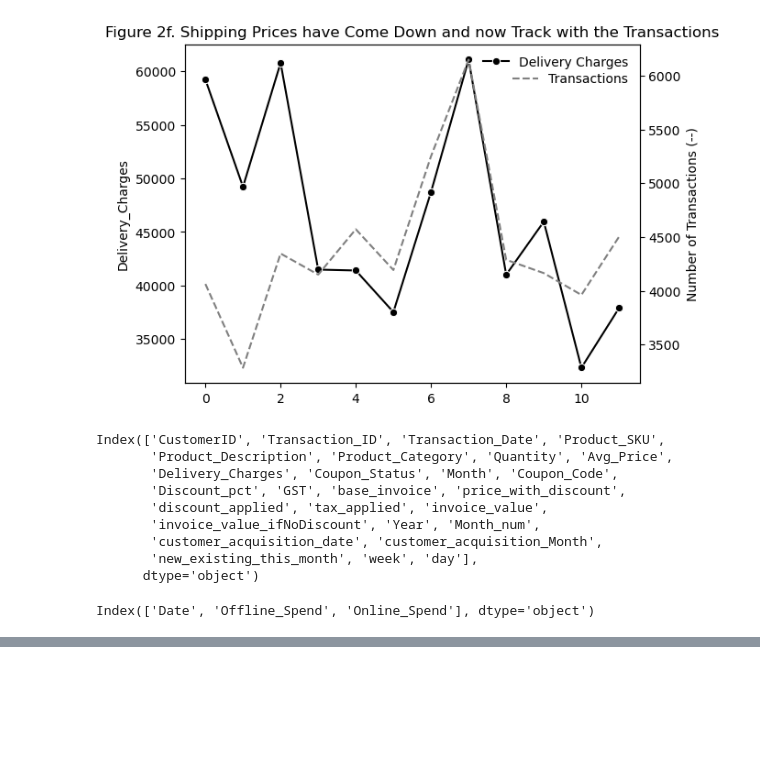
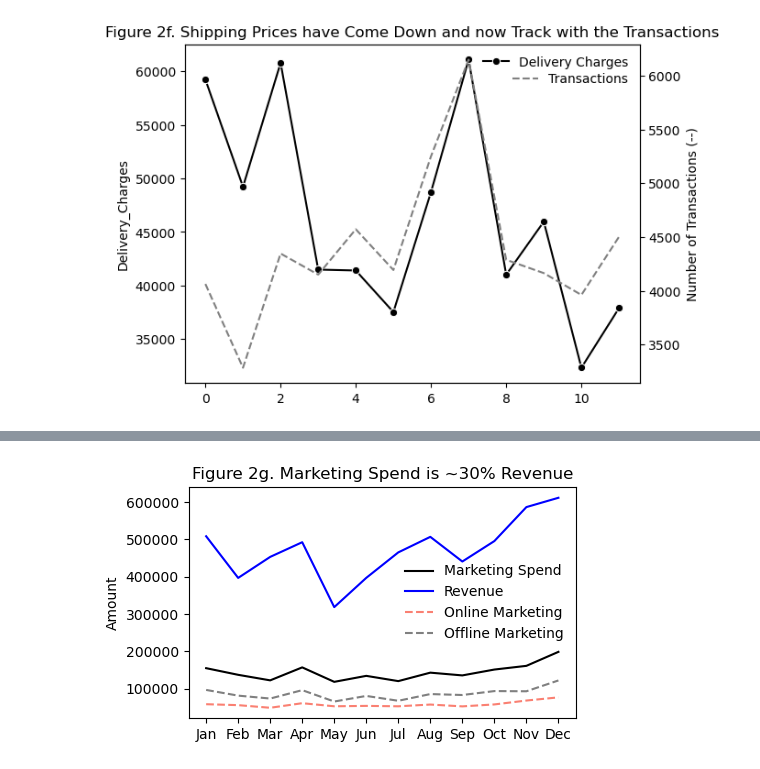
Before and after one commit to jasvinderahuja/Data_Analysis_Projects, a Jupyter notebook: marketing_ecommerce/MarketingECommerce.ipynb, the cells around one changed output, grey strips where cells are left out. Saved outputs shown, nothing was run; the diff lists cells and outputs as text; code cells hidden in the pictures; blank space fills up the shorter version.

```diff
--- a/marketing_ecommerce/MarketingECommerce.ipynb
+++ b/marketing_ecommerce/MarketingECommerce.ipynb
@@ -639,19 +626,3 @@ ax2.legend(loc='upper right', bbox_to_anchor=(1, 0.95), frameon=False)
 # %% [output]
 <matplotlib.legend.Legend at 0x...>
 [figure]
-# %%
-osct.columns
-# %% [output]
-Index(['CustomerID', 'Transaction_ID', 'Transaction_Date', 'Product_SKU',
-       'Product_Description', 'Product_Category', 'Quantity', 'Avg_Price',
-       'Delivery_Charges', 'Coupon_Status', 'Month', 'Coupon_Code',
-       'Discount_pct', 'GST', 'base_invoice', 'price_with_discount',
-       'discount_applied', 'tax_applied', 'invoice_value',
-       'invoice_value_ifNoDiscount', 'Year', 'Month_num',
-       'customer_acquisition_date', 'customer_acquisition_Month',
-       'new_existing_this_month', 'week', 'day'],
-      dtype='object')
-# %%
-marketing_spending_df.columns
-# %% [output]
-Index(['Date', 'Offline_Spend', 'Online_Spend'], dtype='object')
@@ -659,0 +629,24 @@ Index(['Date', 'Offline_Spend', 'Online_Spend'], dtype='object')
+# %%
+# How is revenue impacted by marketing spend?
+marketing_spending_df['Date'] = pd.to_datetime(marketing_spending_df['Date'])
+marketing_spending_df['month'] = marketing_spending_df['Date'].dt.month
+marketing_monthly = marketing_spending_df.groupby('month')[['Offline_Spend','Online_Spend']].sum().reset_index()
+marketing_monthly['marketing_total'] = marketing_monthly['Offline_Spend']+marketing_monthly['Online_Spend']
+
+
+osct_revenue_summ = osct.groupby('Month_num')[['invoice_value']].sum().reset_index()
+
+osct_revenue_marketing_summ = pd.merge(marketing_monthly, osct_revenue_summ, how='left', left_on='month', right_on='Month_num')
+osct_revenue_marketing_summ['marketing_asPercOf_revenue'] = osct_revenue_marketing_summ['marketing_total']/osct_revenue_marketing_summ['invoice_value']
+## I could melt it, but this is ok too...
+plt.figure(figsize=(5,3))
+sns.lineplot(osct_revenue_marketing_summ['marketing_total'], linestyle='-', color='black', label='Marketing Spend')
+sns.lineplot(osct_revenue_marketing_summ['invoice_value'], linestyle='-', color='blue', label='Revenue')
+sns.lineplot(osct_revenue_marketing_summ['Online_Spend'], linestyle='--', color='salmon', label='Online Marketing')
+sns.lineplot(osct_revenue_marketing_summ['Offline_Spend'], linestyle='--', color='gray', label='Offline Marketing')
+plt.ylabel("Amount")
+plt.legend(frameon=False)
+set_monthly_xticks(0)
+plt.title("Figure 2g. Marketing Spend is ~30% Revenue")
+display(osct_revenue_marketing_summ)
+# %% [output]
@@ -660,2 +666,3 @@ Index(['Date', 'Offline_Spend', 'Online_Spend'], dtype='object')
+[figure, added]
 # %%
 # Which products appeared on most transactions?
```
Also changed, not shown: parts of 62 cells of this notebook, 3 other files.
